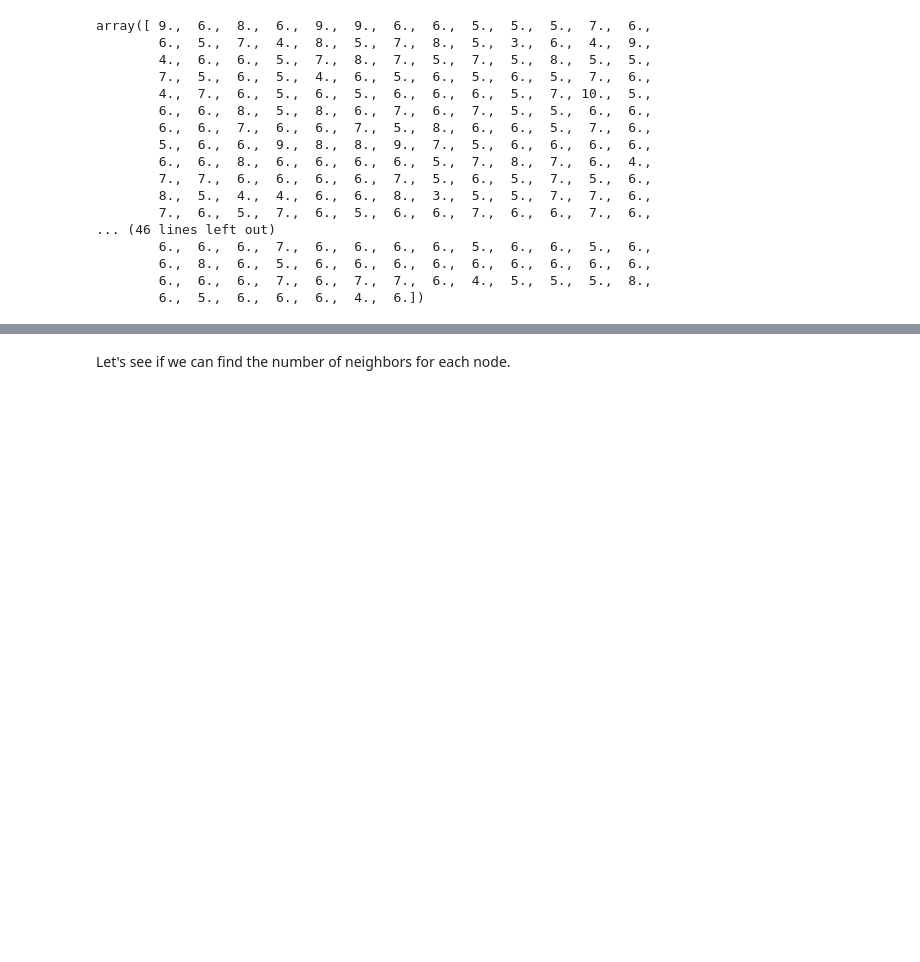
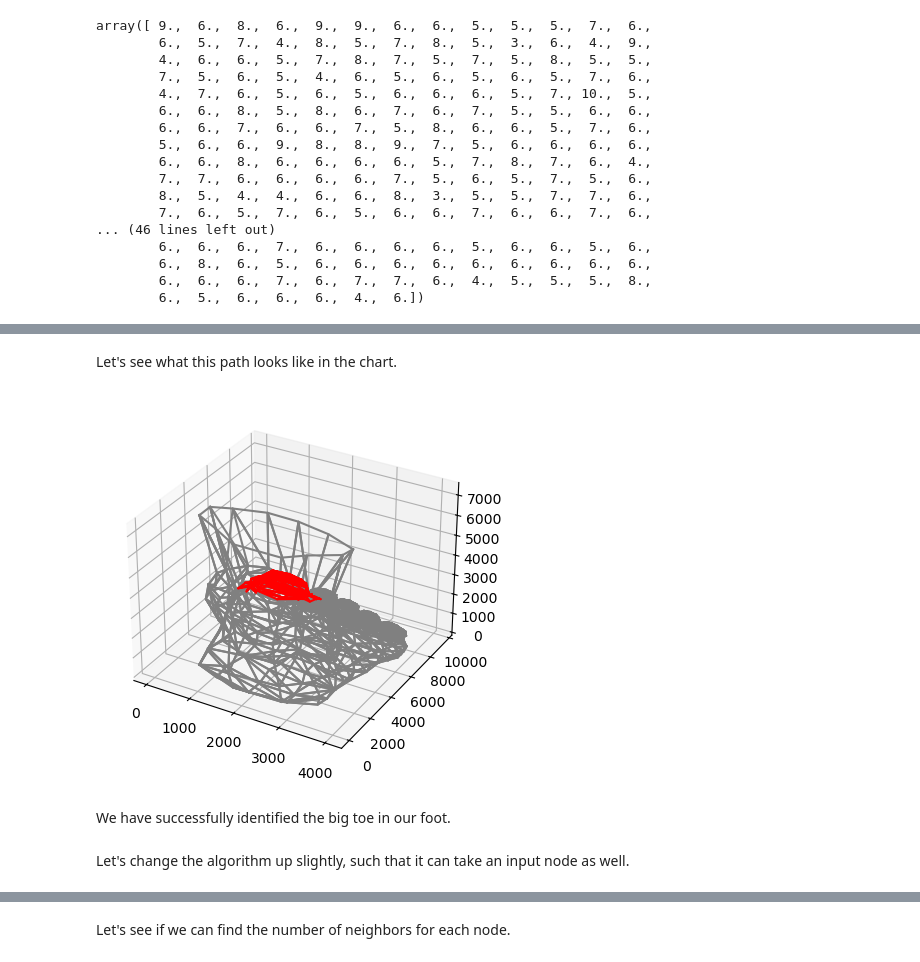
Before and after one commit to suryashch/3d_modelling, a Jupyter notebook: research/reducing-mesh-density/notebooks/obj-eda.ipynb, the cells around one changed output, grey strips where cells are left out. Saved outputs shown, nothing was run; the diff lists cells and outputs as text; code cells hidden in the pictures; blank space fills up the shorter version.

```diff
--- a/research/reducing-mesh-density/notebooks/obj-eda.ipynb
+++ b/research/reducing-mesh-density/notebooks/obj-eda.ipynb
@@ -995 +1029,24 @@ def traverse_graph(G, node1, node2):
 # %%
+def traverse_am(am, diag_n):
+
+    diag_n_copy = diag_n.copy()
+
+    start_idx = np.argmax(diag_n_copy)
+
+    queue = [(start_idx)]
+    visited = []
+
+    while len(queue) > 0:
+        node = queue.pop()
+
+        if node not in visited:
+            visited.append(node)
+            diag_n_copy[node] = -1
+
+            neighbors = np.nonzero(am[node])[0]
+
+            densest_neighbor = np.argmax(diag_n_copy[neighbors])
+
+            queue.append(neighbors[densest_neighbor])
+
+    return visited
@@ -998,3 +1053,4 @@ Graph with 800 nodes and 2460 edges
 # %%
-traverse_graph(foot_graph, 3, 5)
+densest_path = traverse_am(foot_am_array, num_routes_diag)
+densest_path
 # %% [output]
@@ -1001,0 +1074,25 @@ traverse_graph(foot_graph, 3, 5)
+# %% [markdown]
+Let's see what this path looks like in the chart.
+# %%
+faces_final_sample = faces_final.copy()
+
+faces_final_sample["contains_vertex"] = faces_final_sample["index_coord"].apply(lambda x: is_vertex_in_triangle(x, densest_path))
+faces_final_sample = faces_final_sample[faces_final_sample["contains_vertex"]]
+faces_final_sample = faces_final_sample["index_coord"]
+# %%
+fig = plt.figure()
+ax = fig.add_subplot(projection='3d')
+
+for row in faces_final["index_coord"]:
+    X, Y, Z = get_vertex_coords(row)
+    ax.plot(X,Y,Z, color='grey')
+
+for row in faces_final_sample:
+    X, Y, Z = get_vertex_coords(row)
+    ax.plot(X,Y,Z, color='red')
+# %% [output]
+[figure, added]
+# %% [markdown]
+We have successfully identified the big toe in our foot.
+# %% [markdown]
+Let's change the algorithm up slightly, such that it can take an input node as well.
```
Also changed, not shown: parts of 29 cells of this notebook.
